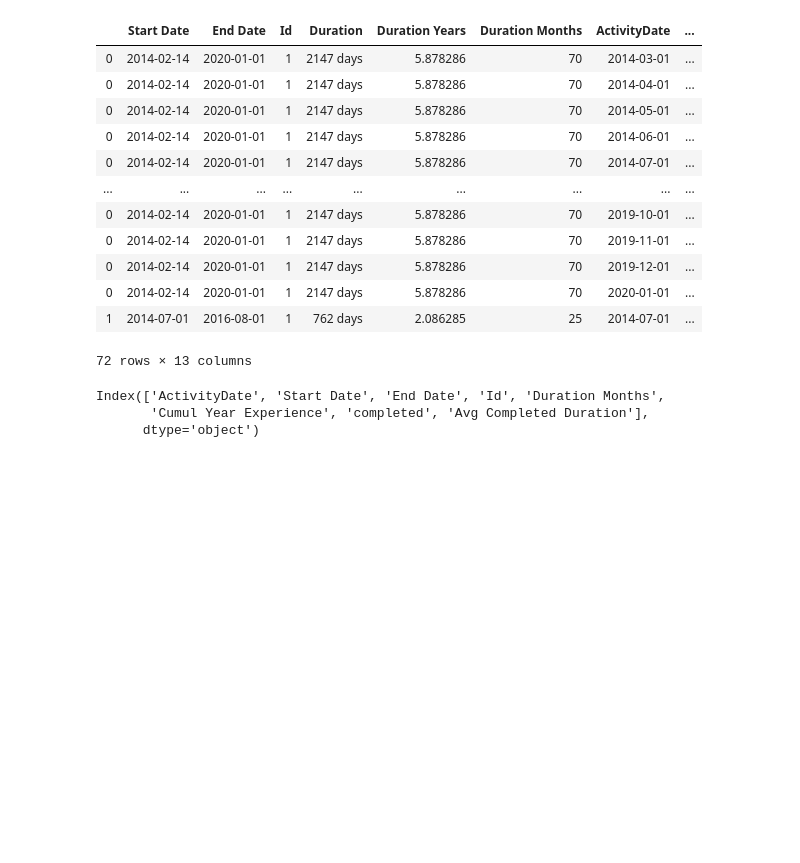
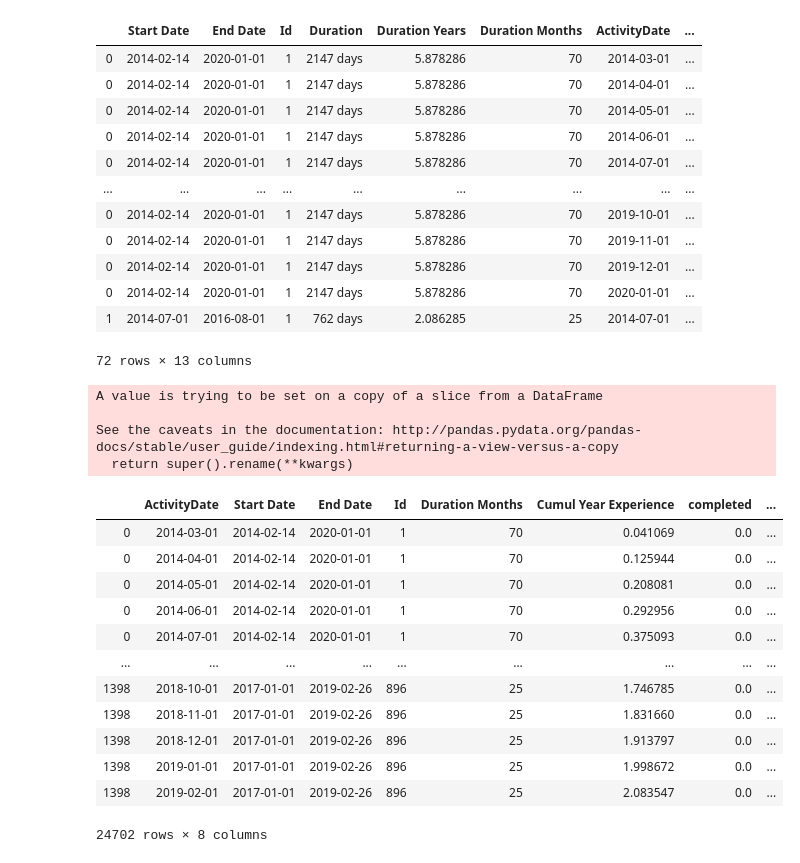
Before and after one commit to andemaral/exercise, a Jupyter notebook: Exercise Nick.ipynb, the cells around one changed output. Cells and saved outputs as stored; diff of their text form; code cells hidden in the pictures; blank space fills up the shorter version.

```diff
--- a/Exercise Nick.ipynb
+++ b/Exercise Nick.ipynb
@@ -133,14 +133,29 @@ df['avg_completed_duration']=df['cumsum_completed']/df['cumsum']
 # %%
 df['avg_completed_duration_year']=df['avg_completed_duration']/12
 # %%
-df.sort_values(by='ActivityDate')
+df.sort_values(by=['ActivityDate','End Date'])
 report=df[['ActivityDate','Start Date', 'End Date', 'Id',
        'Duration Months','ActivityDateDifYear','completed','avg_completed_duration_year']]
 report.rename(columns={'ActivityDateDifYear':'Cumul Year Experience','avg_completed_duration_year':'Avg Completed Duration'},inplace=True)
+# %% [output]
+A value is trying to be set on a copy of a slice from a DataFrame
+
+See the caveats in the documentation: http://pandas.pydata.org/pandas-docs/stable/user_guide/indexing.html#returning-a-view-versus-a-copy
+  return super().rename(**kwargs)
 # %%
-report.columns
+report
 # %% [output]
+|  | ActivityDate | Start Date | End Date | Id | Duration Months | Cumul Year Experience | completed | ... |
+| 0 | 2014-03-01 | 2014-02-14 | 2020-01-01 | 1 | 70 | 0.041069 | 0.0 | ... |
+| 0 | 2014-04-01 | 2014-02-14 | 2020-01-01 | 1 | 70 | 0.125944 | 0.0 | ... |
+| 0 | 2014-05-01 | 2014-02-14 | 2020-01-01 | 1 | 70 | 0.208081 | 0.0 | ... |
+| 0 | 2014-06-01 | 2014-02-14 | 2020-01-01 | 1 | 70 | 0.292956 | 0.0 | ... |
+| 0 | 2014-07-01 | 2014-02-14 | 2020-01-01 | 1 | 70 | 0.375093 | 0.0 | ... |
+| ... | ... | ... | ... | ... | ... | ... | ... | ... |
+| 1398 | 2018-10-01 | 2017-01-01 | 2019-02-26 | 896 | 25 | 1.746785 | 0.0 | ... |
+| 1398 | 2018-11-01 | 2017-01-01 | 2019-02-26 | 896 | 25 | 1.831660 | 0.0 | ... |
+| 1398 | 2018-12-01 | 2017-01-01 | 2019-02-26 | 896 | 25 | 1.913797 | 0.0 | ... |
+| 1398 | 2019-01-01 | 2017-01-01 | 2019-02-26 | 896 | 25 | 1.998672 | 0.0 | ... |
+| 1398 | 2019-02-01 | 2017-01-01 | 2019-02-26 | 896 | 25 | 2.083547 | 0.0 | ... |
-Index(['ActivityDate', 'Start Date', 'End Date', 'Id', 'Duration Months',
-       'Cumul Year Experience', 'completed', 'Avg Completed Duration'],
-      dtype='object')
+24702 rows × 8 columns
 # %%
```
Also changed, not shown: parts of 2 cells of this notebook.
